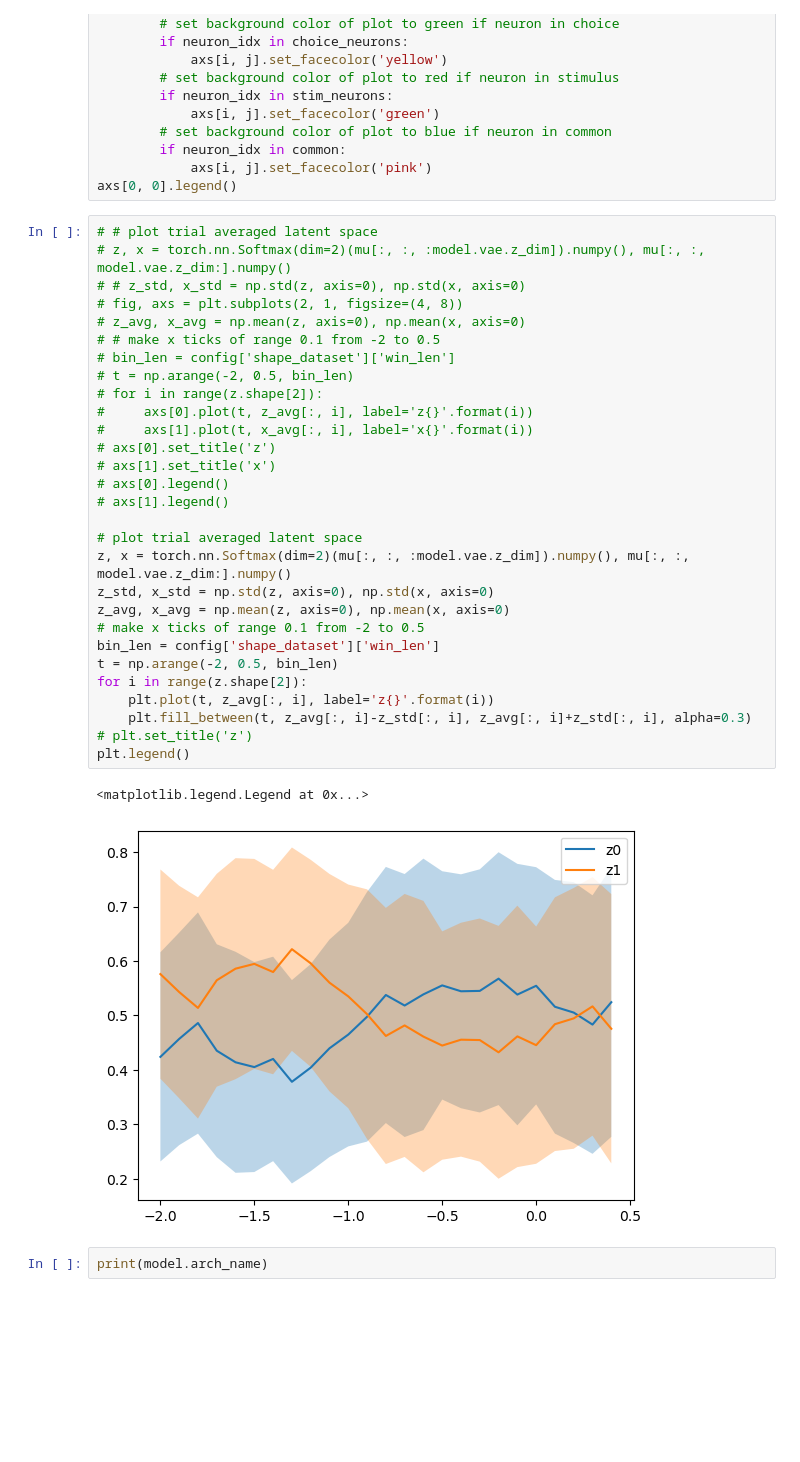
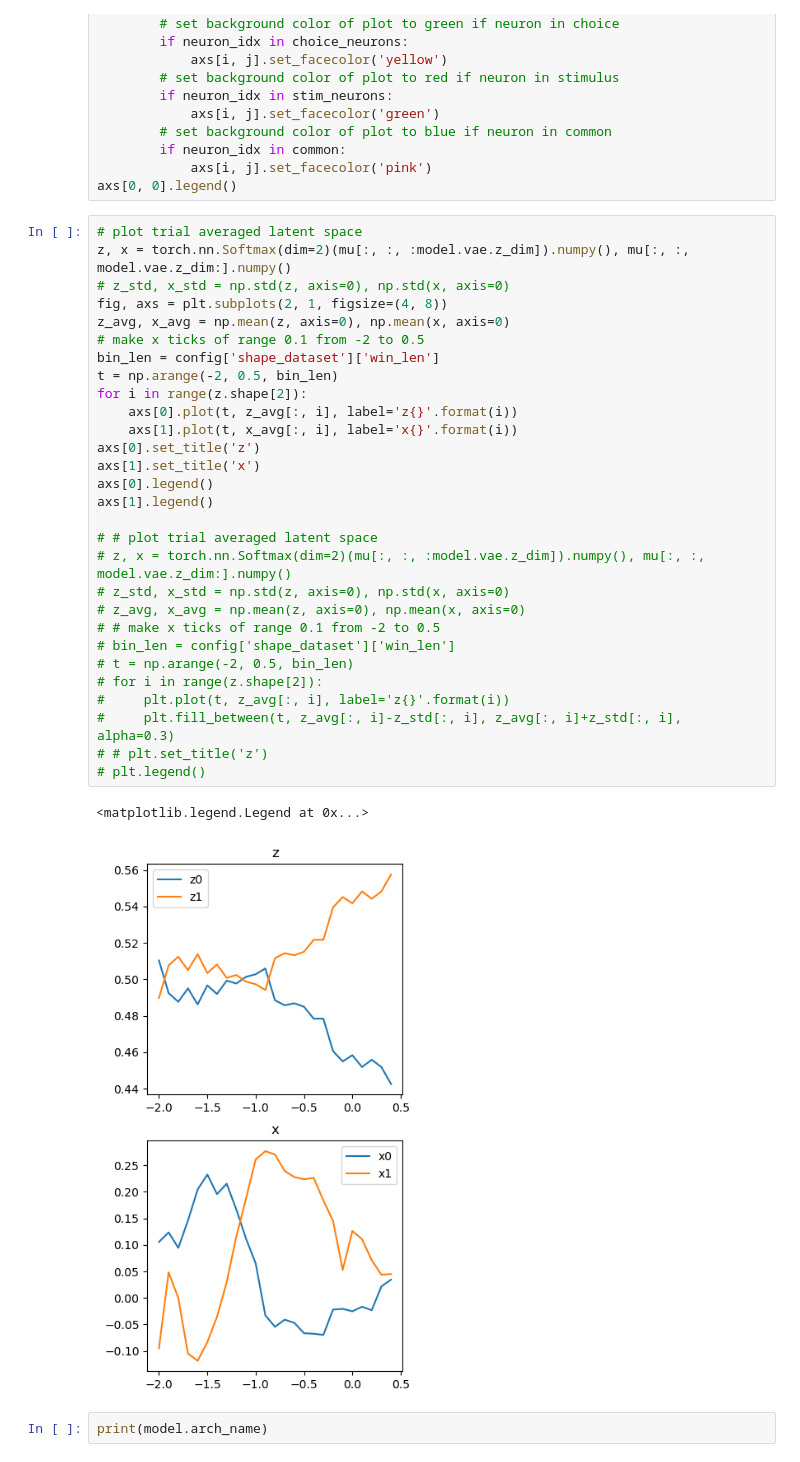
Before and after one commit to methi1999/switching_subspace, a Jupyter notebook: sup.ipynb, the cells around one changed output. Drawn from its saved outputs; the diff is of its cells as text; blank space fills up the shorter version.

```diff
--- a/sup.ipynb
+++ b/sup.ipynb
@@ -260,37 +258,37 @@ for i in range(5):
             axs[i, j].set_facecolor('pink')
 axs[0, 0].legend()
 # %%
+# plot trial averaged latent space
+z, x = torch.nn.Softmax(dim=2)(mu[:, :, :model.vae.z_dim]).numpy(), mu[:, :, model.vae.z_dim:].numpy()
+# z_std, x_std = np.std(z, axis=0), np.std(x, axis=0)
+fig, axs = plt.subplots(2, 1, figsize=(4, 8))
+z_avg, x_avg = np.mean(z, axis=0), np.mean(x, axis=0)
+# make x ticks of range 0.1 from -2 to 0.5
+bin_len = config['shape_dataset']['win_len']
+t = np.arange(-2, 0.5, bin_len)
+for i in range(z.shape[2]):
+    axs[0].plot(t, z_avg[:, i], label='z{}'.format(i))
+    axs[1].plot(t, x_avg[:, i], label='x{}'.format(i))
+axs[0].set_title('z')
+axs[1].set_title('x')
+axs[0].legend()
+axs[1].legend()
+
 # # plot trial averaged latent space
 # z, x = torch.nn.Softmax(dim=2)(mu[:, :, :model.vae.z_dim]).numpy(), mu[:, :, model.vae.z_dim:].numpy()
-# # z_std, x_std = np.std(z, axis=0), np.std(x, axis=0)
-# fig, axs = plt.subplots(2, 1, figsize=(4, 8))
+# z_std, x_std = np.std(z, axis=0), np.std(x, axis=0)
 # z_avg, x_avg = np.mean(z, axis=0), np.mean(x, axis=0)
 # # make x ticks of range 0.1 from -2 to 0.5
 # bin_len = config['shape_dataset']['win_len']
 # t = np.arange(-2, 0.5, bin_len)
 # for i in range(z.shape[2]):
-#     axs[0].plot(t, z_avg[:, i], label='z{}'.format(i))
-#     axs[1].plot(t, x_avg[:, i], label='x{}'.format(i))
-# axs[0].set_title('z')
-# axs[1].set_title('x')
-# axs[0].legend()
-# axs[1].legend()
-
-# plot trial averaged latent space
-z, x = torch.nn.Softmax(dim=2)(mu[:, :, :model.vae.z_dim]).numpy(), mu[:, :, model.vae.z_dim:].numpy()
-z_std, x_std = np.std(z, axis=0), np.std(x, axis=0)
-z_avg, x_avg = np.mean(z, axis=0), np.mean(x, axis=0)
-# make x ticks of range 0.1 from -2 to 0.5
-bin_len = config['shape_dataset']['win_len']
-t = np.arange(-2, 0.5, bin_len)
-for i in range(z.shape[2]):
-    plt.plot(t, z_avg[:, i], label='z{}'.format(i))
-    plt.fill_between(t, z_avg[:, i]-z_std[:, i], z_avg[:, i]+z_std[:, i], alpha=0.3)
-# plt.set_title('z')
-plt.legend()
+#     plt.plot(t, z_avg[:, i], label='z{}'.format(i))
+#     plt.fill_between(t, z_avg[:, i]-z_std[:, i], z_avg[:, i]+z_std[:, i], alpha=0.3)
+# # plt.set_title('z')
+# plt.legend()
 # %% [output]
 <matplotlib.legend.Legend at 0x...>
-[figure, old version]
+[figure, new version]
 # %%
 print(model.arch_name)
 # %%
```
Also changed, not shown: parts of 16 cells of this notebook, 5 other files.
